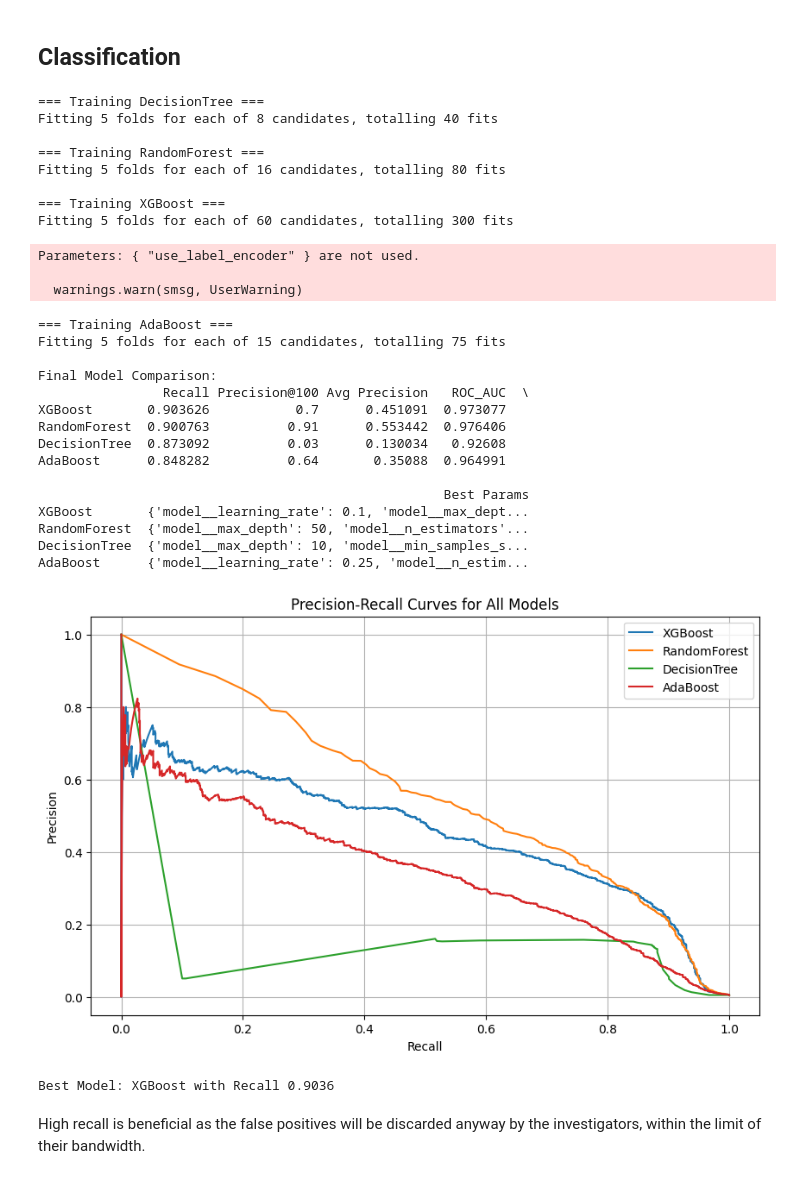
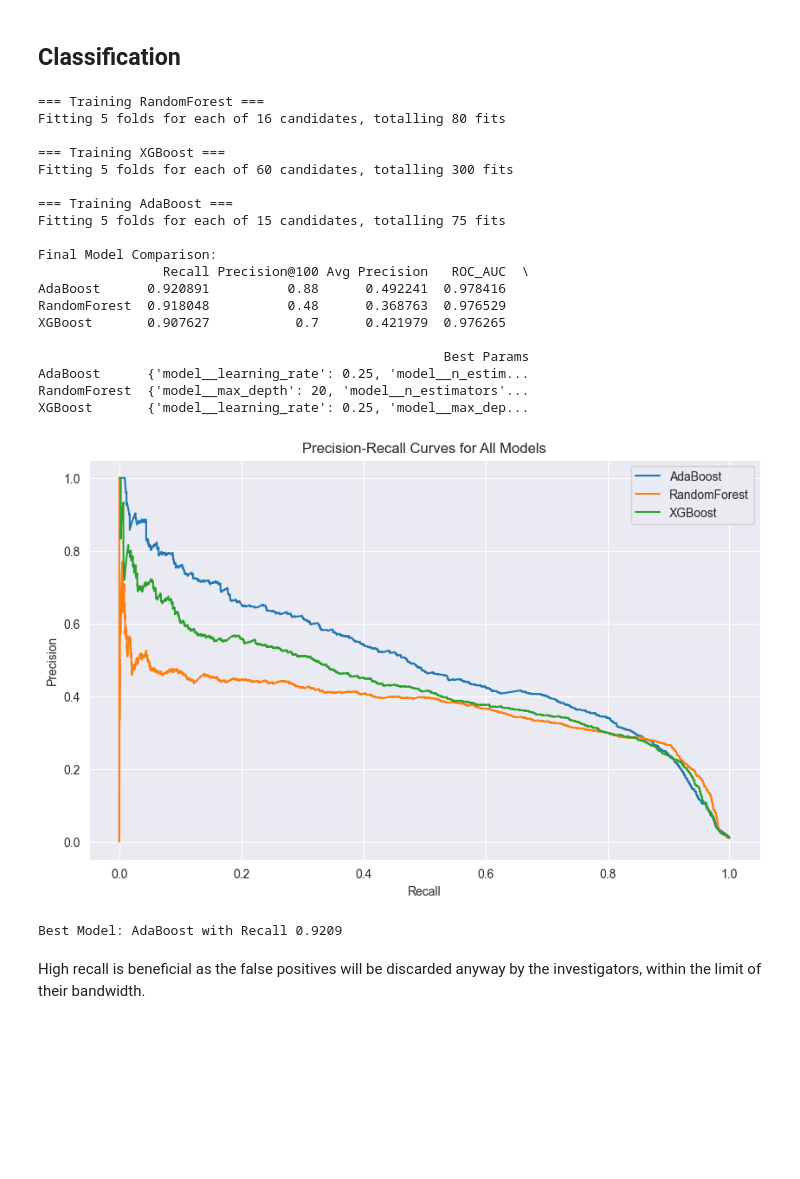
Before and after one commit to el-gabri/DS_home_test, a Jupyter notebook: notebooks/Model development.ipynb, the cells around one changed output. Saved outputs shown, nothing was run; the diff lists cells and outputs as text; code cells hidden in the pictures; blank space fills up the shorter version.

Commit message:
Unshuffled ADABoost model

```diff
--- a/notebooks/Model development.ipynb
+++ b/notebooks/Model development.ipynb
@@ -453,26 +453,28 @@ df_treated = pd.read_csv('../data/processed/df_treated.csv')
 from sklearn.model_selection import StratifiedKFold
 from joblib import parallel_backend
 from sklearn.metrics import roc_auc_score, confusion_matrix, precision_recall_curve
-
+from sklearn.ensemble import RandomForestClassifier, AdaBoostClassifier
+from xgboost import XGBClassifier
+# from catboost import CatBoostClassifier
+from scipy.stats import randint, uniform
 # 1. Load and prepare data
-# df = pd.read_parquet('sumup_cas.parquet').sort_values('event_created_at')
-# df = df_treated.copy()
-df = pd.read_csv('../data/processed/df_treated.csv')
+df = pd.read_csv('../data/processed/df_treated.csv').sort_values('event_created_at')
 X = df.drop(['infraction', 'event_created_at', 'merchant_id'], axis=1)
 y = df['infraction']
 
 # Time-based split
 X_train, X_test, y_train, y_test = train_test_split(
-    X, y, test_size=0.2
+    X, y, test_size=0.2,
+    shuffle = False
 )
 
 # 2. Define model collection with parameter grids
 models = {
-    'DecisionTree': (
-        DecisionTreeClassifier(),
-        {'model__max_depth': [5, 10, 20, 50],
-         'model__min_samples_split': [2, 5]}
-    ),
+    # 'DecisionTree': (
+    #     DecisionTreeClassifier(),
+    #     {'model__max_depth': [5, 10, 20, 50],
+    #      'model__min_samples_split': [2, 5]}
+    # ),
     'RandomForest': (
         RandomForestClassifier(),
         {'model__n_estimators': [20, 100, 200, 500],
@@ -494,6 +496,16 @@ models = {
         {'model__n_estimators': [20, 50, 100, 200, 500],
          'model__learning_rate': [0.01, 0.1, 0.25]}
     ),
+    # 'CatBoost': (
+    #     CatBoostClassifier(verbose=False),  # Setting verbose=False to reduce output during training
+    #     {'model__learning_rate': [0.01, 0.03, 0.1],
+    #      'model__depth': [6, 11, 20],
+    #      'model__iterations': [100, 250, 500],
+    #      'model__l2_leaf_reg': [1, 3, 5, 7]}
+    #      'model__border_count': [32, 128],
+    #      'model__bagging_temperature': [0, 1],
+    #      'model__random_strength': [1, 10]}
+    # ),
     # 'LightGBM': (
     #     lgb.LGBMClassifier(),
     #     {'model__num_leaves': [16, 32],
@@ -516,7 +528,7 @@ for model_name, (estimator, param_grid) in models.items():
 
         # Create pipeline with RUS and model
         pipeline = Pipeline([
-            ('sampler', RandomUnderSampler(sampling_strategy=0.25, random_state=42)),
+            ('sampler', RandomUnderSampler(sampling_strategy=0.25)),
             ('model', estimator)
         ])
 
@@ -525,7 +537,7 @@ for model_name, (estimator, param_grid) in models.items():
             estimator=pipeline,
             param_grid=param_grid,
             scoring='recall',
-            cv=StratifiedKFold(n_splits=5, shuffle=True, random_state=42),
+            cv=StratifiedKFold(n_splits=5, shuffle=False),
             n_jobs=-1,
             verbose=1
         )
@@ -565,58 +577,51 @@ for model_name, (estimator, param_grid) in models.items():
 
 # 4. Save and display results
 results_df = pd.DataFrame(results).T.sort_values('Recall', ascending=False)
-results_df.to_csv('model_selection_results.csv', float_format='%.4f')
+results_df.to_csv('model_selection_results_unshufled.csv', float_format='%.4f')
 
 print("\nFinal Model Comparison:")
 print(results_df[['Recall', 'Precision@100', 'Avg Precision', 'ROC_AUC', 'Best Params']])
 
 # Plot PR curves for all models
 plt.figure(figsize=(10, 6))
 for model_name in results_df.index:
     if isinstance(results[model_name], dict):  # Check if model training succeeded
         pr_curve = results[model_name]['PR_Curve']
         plt.plot(pr_curve['Recall'], pr_curve['Precision'], label=f'{model_name}')
 
 plt.xlabel('Recall')
 plt.ylabel('Precision')
 plt.title('Precision-Recall Curves for All Models')
 plt.legend()
 plt.grid(True)
 plt.show()
 
 # 5. Select best model based on validation recall
 best_model_name = results_df.index[0]
 best_model = best_estimators[best_model_name]
 print(f"\nBest Model: {best_model_name} with Recall {results_df.iloc[0].Recall:.4f}")
 # %% [output]
-=== Training DecisionTree ===
-Fitting 5 folds for each of 8 candidates, totalling 40 fits
-
 === Training RandomForest ===
 Fitting 5 folds for each of 16 candidates, totalling 80 fits
 
 === Training XGBoost ===
 Fitting 5 folds for each of 60 candidates, totalling 300 fits
+
+=== Training AdaBoost ===
+Fitting 5 folds for each of 15 candidates, totalling 75 fits
+
+Final Model Comparison:
+                Recall Precision@100 Avg Precision   ROC_AUC  \
+AdaBoost      0.920891          0.88      0.492241  0.978416
+RandomForest  0.918048          0.48      0.368763  0.976529
+XGBoost       0.907627           0.7      0.421979  0.976265
+
+                                                    Best Params
+AdaBoost      {'model__learning_rate': 0.25, 'model__n_estim...
+RandomForest  {'model__max_depth': 20, 'model__n_estimators'...
+XGBoost       {'model__learning_rate': 0.25, 'model__max_dep...
+[figure, new version]
-Parameters: { "use_label_encoder" } are not used.
-
-  warnings.warn(smsg, UserWarning)
+Best Model: AdaBoost with Recall 0.9209
-=== Training AdaBoost ===
-Fitting 5 folds for each of 15 candidates, totalling 75 fits
-
-Final Model Comparison:
-                Recall Precision@100 Avg Precision   ROC_AUC  \
-XGBoost       0.903626           0.7      0.451091  0.973077
-RandomForest  0.900763          0.91      0.553442  0.976406
-DecisionTree  0.873092          0.03      0.130034   0.92608
-AdaBoost      0.848282          0.64       0.35088  0.964991
-
-                                                    Best Params
-XGBoost       {'model__learning_rate': 0.1, 'model__max_dept...
-RandomForest  {'model__max_depth': 50, 'model__n_estimators'...
-DecisionTree  {'model__max_depth': 10, 'model__min_samples_s...
-AdaBoost      {'model__learning_rate': 0.25, 'model__n_estim...
-[figure, old version]
-Best Model: XGBoost with Recall 0.9036
 # %% [markdown]
 High recall is beneficial as the false positives will be discarded anyway by the investigators, within the limit of their bandwidth.
 # %%
```
Also changed, not shown: parts of 7 cells of this notebook, 11 other files.
